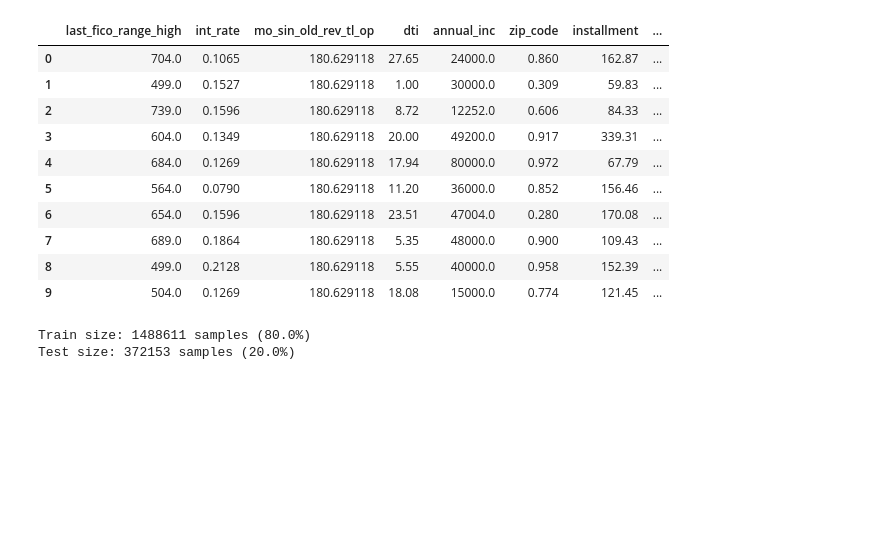
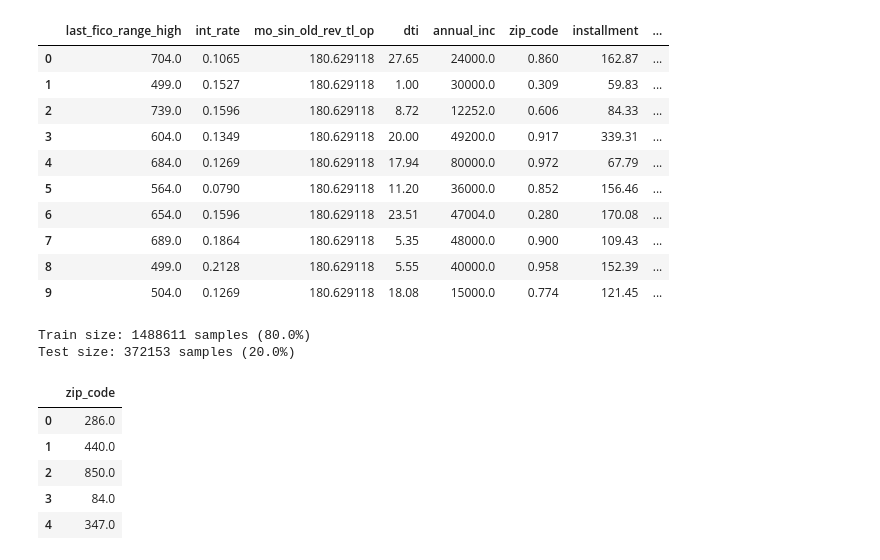
Before and after one commit to Seungminin/Data_Analysis_lending-club, a Jupyter notebook: Paper_code/Data_source.ipynb, the cells around one changed output. Drawn from its saved outputs; the diff is of its cells as text; code cells hidden in the pictures; blank space fills up the shorter version.

```diff
--- a/Paper_code/Data_source.ipynb
+++ b/Paper_code/Data_source.ipynb
@@ -871,3 +874,22 @@ train_dataset.to_csv(path_or_buf=train_path+"train_dataset.csv", index=False)
 
 test_path = "C:/Users/GCU/Lending_club/Data_Analysis_lending-club/Dataset/"
 test_dataset.to_csv(path_or_buf=train_path+"test_dataset.csv", index=False)
+# %%
+train_label_path = "C:/Users/GCU/Lending_club/Data_Analysis_lending-club/Dataset/train_dataset.csv"
+train_data = pd.read_csv(train_label_path)
+
+##load test data
+test_data_path = "C:/Users/GCU/Lending_club/Data_Analysis_lending-club/Dataset/test_dataset.csv"
+test_data = pd.read_csv(test_data_path)
+
+train_data['zip_code'] = train_data['zip_code'] * 1000
+test_data['zip_code'] = test_data['zip_code'] * 1000
+
+display(train_data[['zip_code']].head())
+# %% [output]
+|  | zip_code |
+| 0 | 286.0 |
+| 1 | 440.0 |
+| 2 | 850.0 |
+| 3 | 84.0 |
+| 4 | 347.0 |
```
Also changed, not shown: parts of 9 cells of this notebook, 3 other files.
